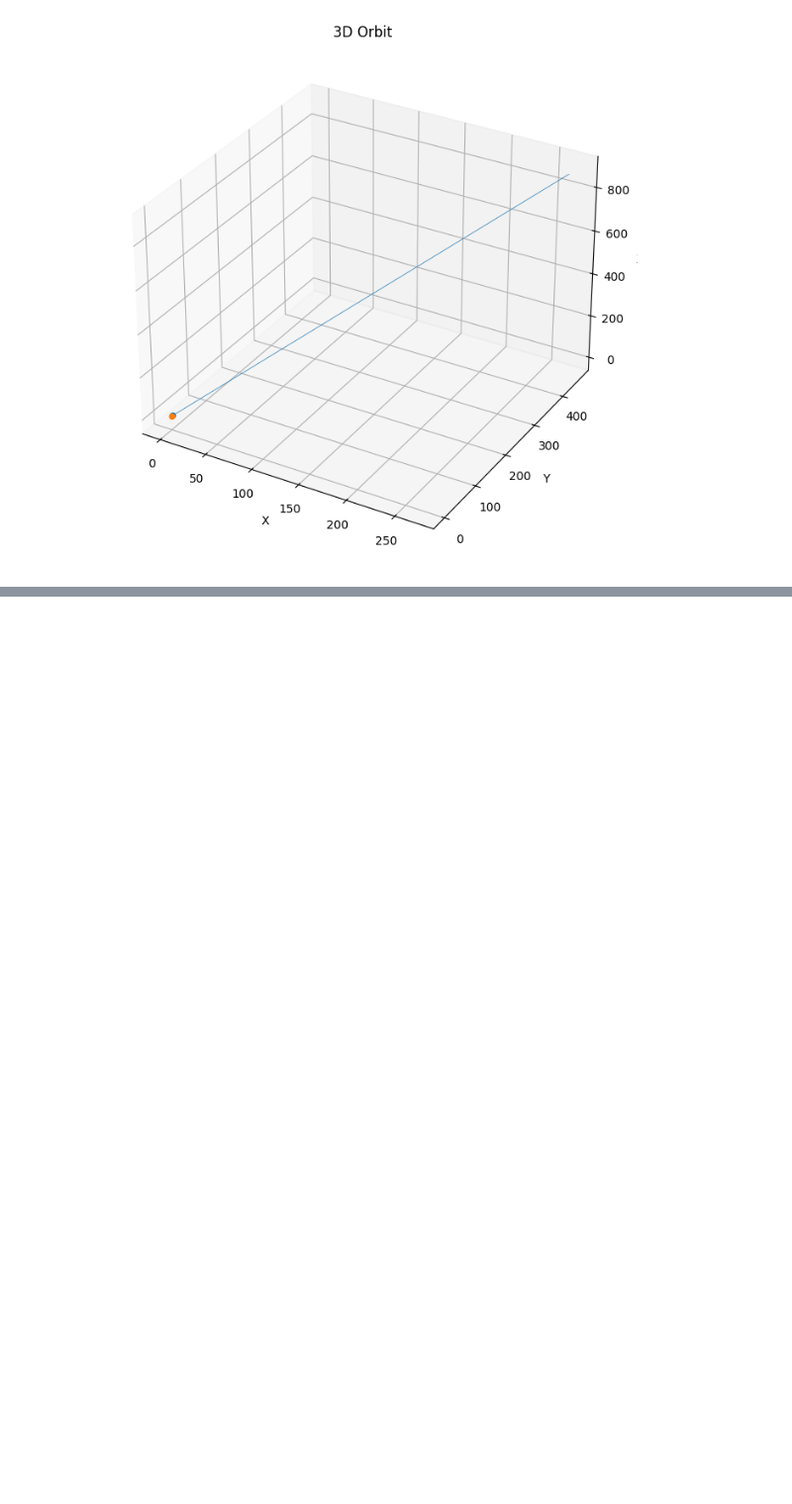
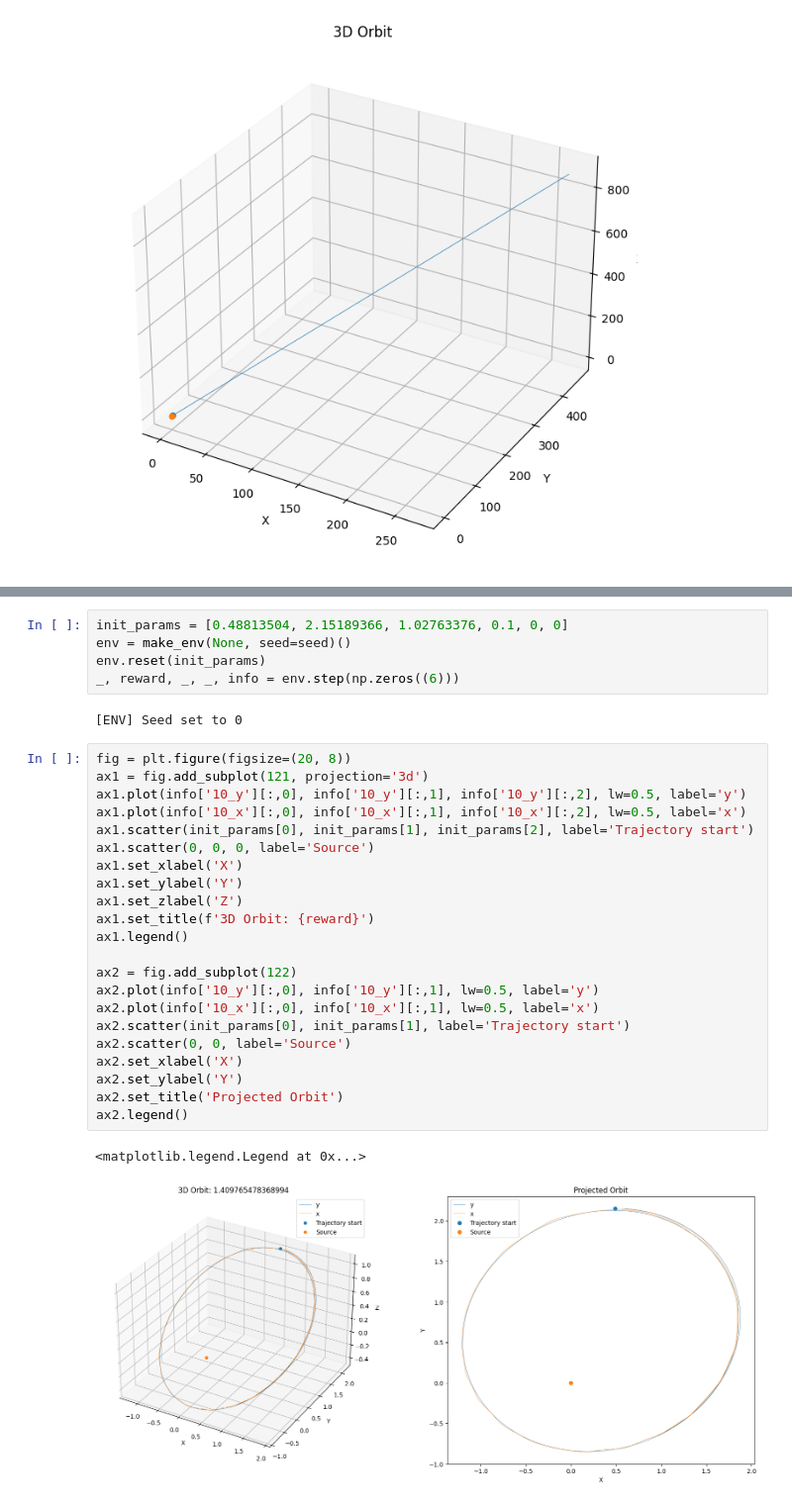
Before and after one commit to anirudhshankar99/ContinuousRL, a Jupyter notebook: Dynamics/test_orbits.ipynb, the cells around one changed output, grey strips where cells are left out. Shown: that part at 99% size. Cells and saved outputs as stored; diff of their text form; blank space fills up the shorter version.

```diff
--- a/Dynamics/test_orbits.ipynb
+++ b/Dynamics/test_orbits.ipynb
@@ -349,0 +92,32 @@ plt.show()
+# %%
+init_params = [0.48813504, 2.15189366, 1.02763376, 0.1, 0, 0]
+env = make_env(None, seed=seed)()
+env.reset(init_params)
+_, reward, _, _, info = env.step(np.zeros((6)))
+# %% [output]
+[ENV] Seed set to 0
+# %%
+fig = plt.figure(figsize=(20, 8))
+ax1 = fig.add_subplot(121, projection='3d')
+ax1.plot(info['10_y'][:,0], info['10_y'][:,1], info['10_y'][:,2], lw=0.5, label='y')
+ax1.plot(info['10_x'][:,0], info['10_x'][:,1], info['10_x'][:,2], lw=0.5, label='x')
+ax1.scatter(init_params[0], init_params[1], init_params[2], label='Trajectory start')
+ax1.scatter(0, 0, 0, label='Source')
+ax1.set_xlabel('X')
+ax1.set_ylabel('Y')
+ax1.set_zlabel('Z')
+ax1.set_title(f'3D Orbit: {reward}')
+ax1.legend()
+
+ax2 = fig.add_subplot(122)
+ax2.plot(info['10_y'][:,0], info['10_y'][:,1], lw=0.5, label='y')
+ax2.plot(info['10_x'][:,0], info['10_x'][:,1], lw=0.5, label='x')
+ax2.scatter(init_params[0], init_params[1], label='Trajectory start')
+ax2.scatter(0, 0, label='Source')
+ax2.set_xlabel('X')
+ax2.set_ylabel('Y')
+ax2.set_title('Projected Orbit')
+ax2.legend()
+# %% [output]
+<matplotlib.legend.Legend at 0x...>
+[figure, added]
```
Also changed, not shown: parts of 10 cells of this notebook, 3 other files.
